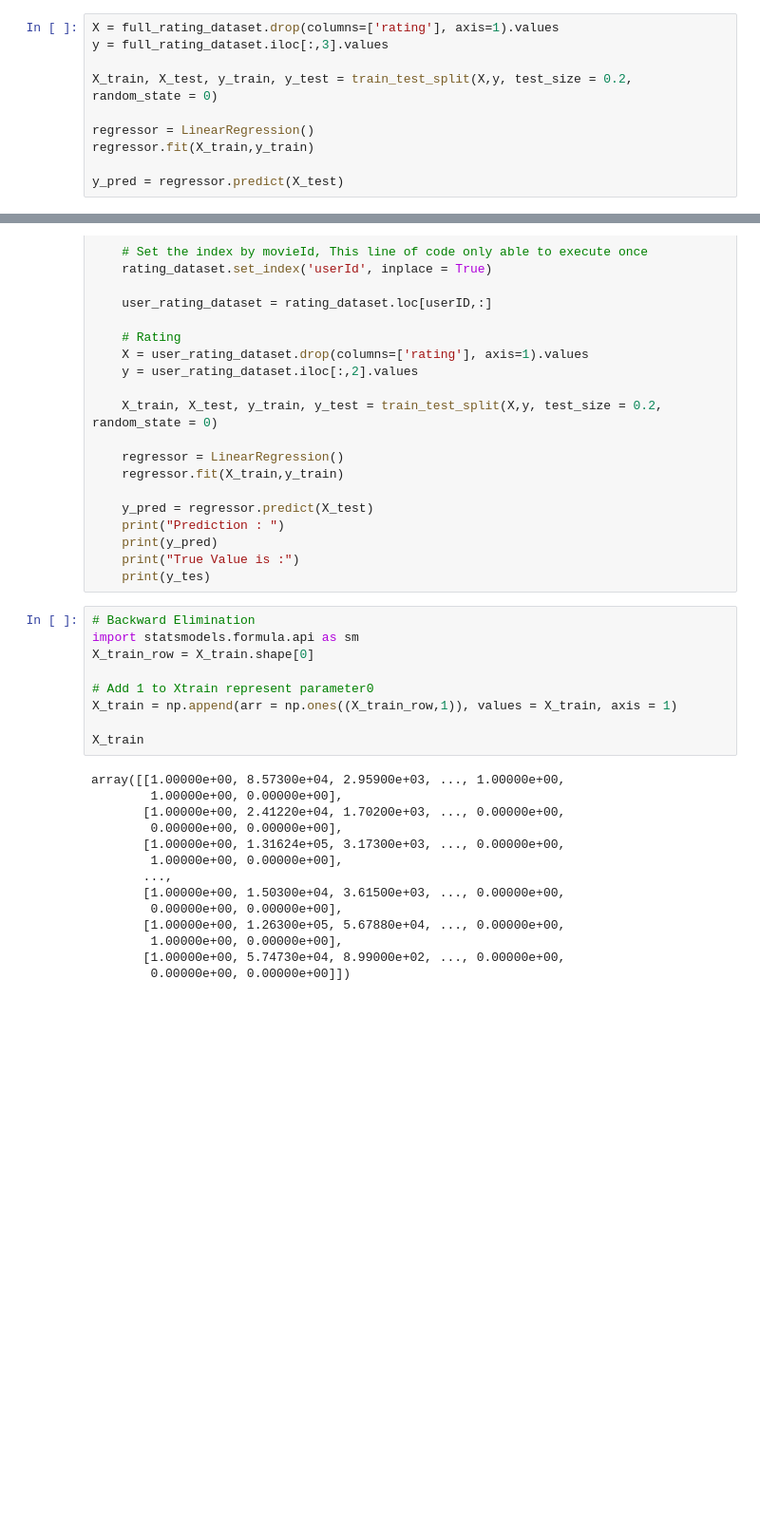
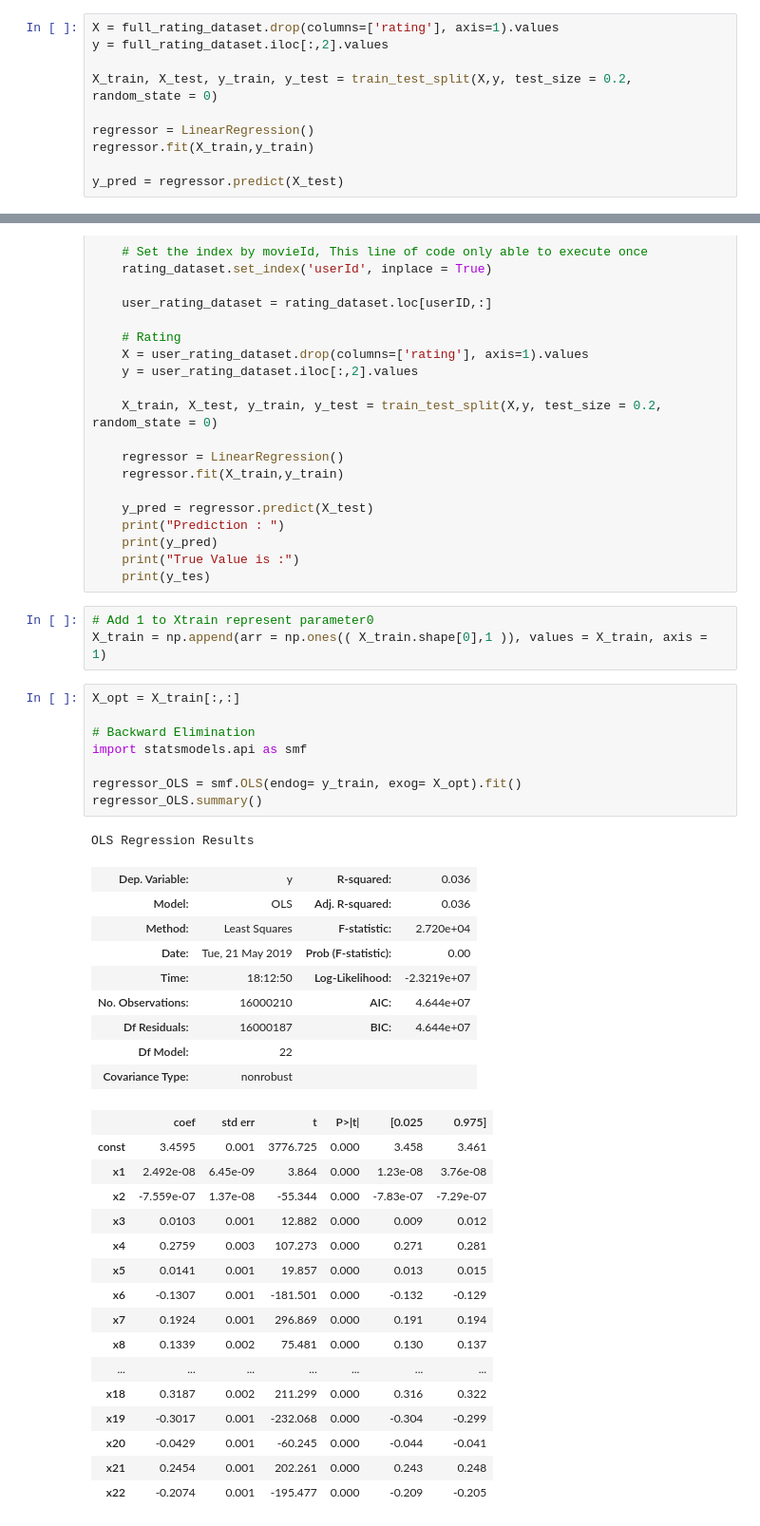
Before and after one commit to Ericlkl/Movie-Rating-Prediction, a Jupyter notebook: Assignment.ipynb, the cells around one changed output, grey strips where cells are left out. Shown: that part at 95% size. Cells and saved outputs as stored; diff of their text form; blank space fills up the shorter version.

Commit message:
OLS model

```diff
--- a/Assignment.ipynb
+++ b/Assignment.ipynb
@@ -74,6 +74,6 @@ full_rating_dataset
 # %%
 X = full_rating_dataset.drop(columns=['rating'], axis=1).values
-y = full_rating_dataset.iloc[:,3].values
+y = full_rating_dataset.iloc[:,2].values
 
 X_train, X_test, y_train, y_test = train_test_split(X,y, test_size = 0.2, random_state = 0)
 
@@ -127,25 +127,40 @@ def predict_Rating_For_One_User(rating_dataset):
     print("True Value is :")
     print(y_tes)
 # %%
-# Backward Elimination
-import statsmodels.formula.api as sm
-X_train_row = X_train.shape[0]
-
 # Add 1 to Xtrain represent parameter0
-X_train = np.append(arr = np.ones((X_train_row,1)), values = X_train, axis = 1)
-
-X_train
+X_train = np.append(arr = np.ones(( X_train.shape[0],1 )), values = X_train, axis = 1)
-# %% [output]
-array([[1.00000e+00, 8.57300e+04, 2.95900e+03, ..., 1.00000e+00,
-        1.00000e+00, 0.00000e+00],
-       [1.00000e+00, 2.41220e+04, 1.70200e+03, ..., 0.00000e+00,
-        0.00000e+00, 0.00000e+00],
-       [1.00000e+00, 1.31624e+05, 3.17300e+03, ..., 0.00000e+00,
-        1.00000e+00, 0.00000e+00],
-       ...,
-       [1.00000e+00, 1.50300e+04, 3.61500e+03, ..., 0.00000e+00,
-        0.00000e+00, 0.00000e+00],
-       [1.00000e+00, 1.26300e+05, 5.67880e+04, ..., 0.00000e+00,
-        1.00000e+00, 0.00000e+00],
-       [1.00000e+00, 5.74730e+04, 8.99000e+02, ..., 0.00000e+00,
-        0.00000e+00, 0.00000e+00]])
+# %%
+X_opt = X_train[:,:]
+
+# Backward Elimination
+import statsmodels.api as smf
+
+regressor_OLS = smf.OLS(endog= y_train, exog= X_opt).fit()
+regressor_OLS.summary()
+# %% [output]
+OLS Regression Results
+| Dep. Variable: | y | R-squared: | 0.036 |
+| Model: | OLS | Adj. R-squared: | 0.036 |
+| Method: | Least Squares | F-statistic: | 2.720e+04 |
+| Date: | Tue, 21 May 2019 | Prob (F-statistic): | 0.00 |
+| Time: | 18:12:50 | Log-Likelihood: | -2.3219e+07 |
+| No. Observations: | 16000210 | AIC: | 4.644e+07 |
+| Df Residuals: | 16000187 | BIC: | 4.644e+07 |
+| Df Model: | 22 |  |  |
+| Covariance Type: | nonrobust |  |  |
+|  | coef | std err | t | P>|t| | [0.025 | 0.975] |
+| const | 3.4595 | 0.001 | 3776.725 | 0.000 | 3.458 | 3.461 |
+| x1 | 2.492e-08 | 6.45e-09 | 3.864 | 0.000 | 1.23e-08 | 3.76e-08 |
+| x2 | -7.559e-07 | 1.37e-08 | -55.344 | 0.000 | -7.83e-07 | -7.29e-07 |
+| x3 | 0.0103 | 0.001 | 12.882 | 0.000 | 0.009 | 0.012 |
+| x4 | 0.2759 | 0.003 | 107.273 | 0.000 | 0.271 | 0.281 |
+| x5 | 0.0141 | 0.001 | 19.857 | 0.000 | 0.013 | 0.015 |
+| x6 | -0.1307 | 0.001 | -181.501 | 0.000 | -0.132 | -0.129 |
+| x7 | 0.1924 | 0.001 | 296.869 | 0.000 | 0.191 | 0.194 |
+| x8 | 0.1339 | 0.002 | 75.481 | 0.000 | 0.130 | 0.137 |
+| ... | ... | ... | ... | ... | ... | ... |
+| x18 | 0.3187 | 0.002 | 211.299 | 0.000 | 0.316 | 0.322 |
+| x19 | -0.3017 | 0.001 | -232.068 | 0.000 | -0.304 | -0.299 |
+| x20 | -0.0429 | 0.001 | -60.245 | 0.000 | -0.044 | -0.041 |
+| x21 | 0.2454 | 0.001 | 202.261 | 0.000 | 0.243 | 0.248 |
+| x22 | -0.2074 | 0.001 | -195.477 | 0.000 | -0.209 | -0.205 |
```
Also changed, not shown: parts of 6 cells of this notebook.
